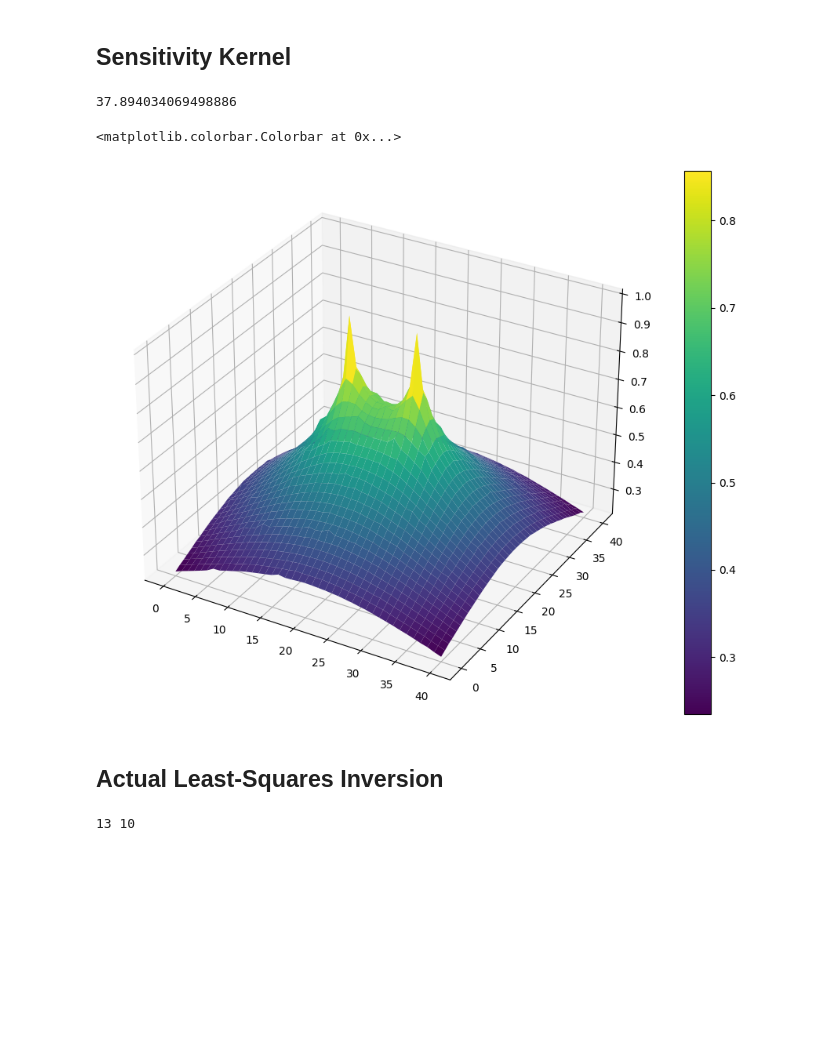
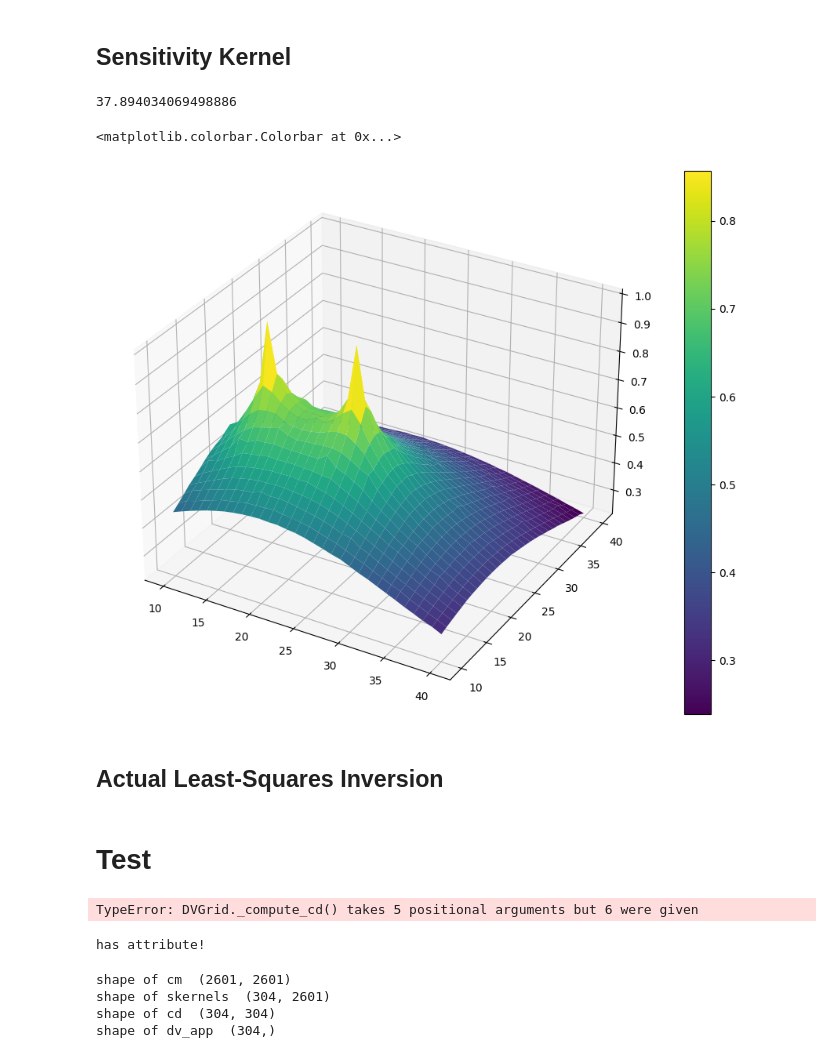
Before and after one commit to Denolle-Lab/Mt-St-Helens, a Jupyter notebook: spatial_dv.ipynb, the cells around one changed output. Saved outputs shown, nothing was run; the diff lists cells and outputs as text; code cells hidden in the pictures; blank space fills up the shorter version.

Commit message:
plotting tool, and resolution estimation

```diff
--- a/spatial_dv.ipynb
+++ b/spatial_dv.ipynb
@@ -115,29 +115,29 @@ def sensitivity_kernel(
 # %%
 s1 = np.array([15.1, 20.1])
 s2 = np.array([25.1, 20.1])
-x = np.arange(41)
-y = np.arange(41)
+x = np.arange(10,41)
+y = np.arange(10,41)
 X, Y = np.meshgrid(x, y)
 t = 100
 vel = 1
 dt = .001
 mf_path = 20 # maybe 5 times the wavelength? Apparently 20-60 in volcanic regions
 # According to Gabrielli et al. (2020) Q_S^-1 = 0.0014, for 3 Hz, mfp about 38 km
 #  Q_s = 2*pi*f*mf_path/v , mf_path = Q_s*v/(2*pi*f)
 mf_path = vel/(2*np.pi*0.0014*3)
 print(mf_path)
 
 K = sensitivity_kernel(s1, s2, x, y, t, dt, vel, mf_path)
 # K[10, 10] = 1
 
 from matplotlib import pyplot as plt
 fig, ax = plt.subplots(subplot_kw={"projection": "3d"}, figsize=(12, 9))
 surf = ax.plot_surface(X, Y, K/K.max(), linewidth=0, antialiased=True, cmap='viridis')
 plt.colorbar(surf)
 # %% [output]
 37.894034069498886
 <matplotlib.colorbar.Colorbar at 0x...>
-[figure, old version]
+[figure, new version]
 # %% [markdown]
 ## Actual Least-Squares Inversion
 # %%
@@ -439,8 +669,2 @@ class DVGrid(object):
-# %%
-X, Y = np.meshgrid(np.arange(15), np.arange(30))
-x = X.flatten()
-y = Y.flatten()
-np.argmin(abs(x-13)+abs(y-10))
-print(x[163], y[163])
-# %% [output]
-13 10
+# %% [markdown]
+# Test
@@ -446,0 +723,16 @@ print(x[163], y[163])
+# %%
+
+dvgrid = DVGrid(lat0, lon0, res, x, y)
+dvg = dvgrid.compute_dv_grid(fake_dv(), t, tw, .01, vel, mf_path, res, 3.2e-2, 2, .5, 1)
+# %% [output]
+TypeError: DVGrid._compute_cd() takes 5 positional arguments but 6 were given
+# %%
+# comparison with dt=.1
+dvgriddt01 = DVGrid(lat0, lon0, res, x, y)
+dvg_dt01 = dvgrid.compute_dv_grid(get_dv(), t, tw, .1, vel, mf_path, res, 3.2e-2, 2, .5, 1)
+# %% [output]
+has attribute!
+shape of cm  (2601, 2601)
+shape of skernels  (304, 2601)
+shape of cd  (304, 304)
+shape of dv_app  (304,)
```
Also changed, not shown: parts of 9 cells of this notebook.
